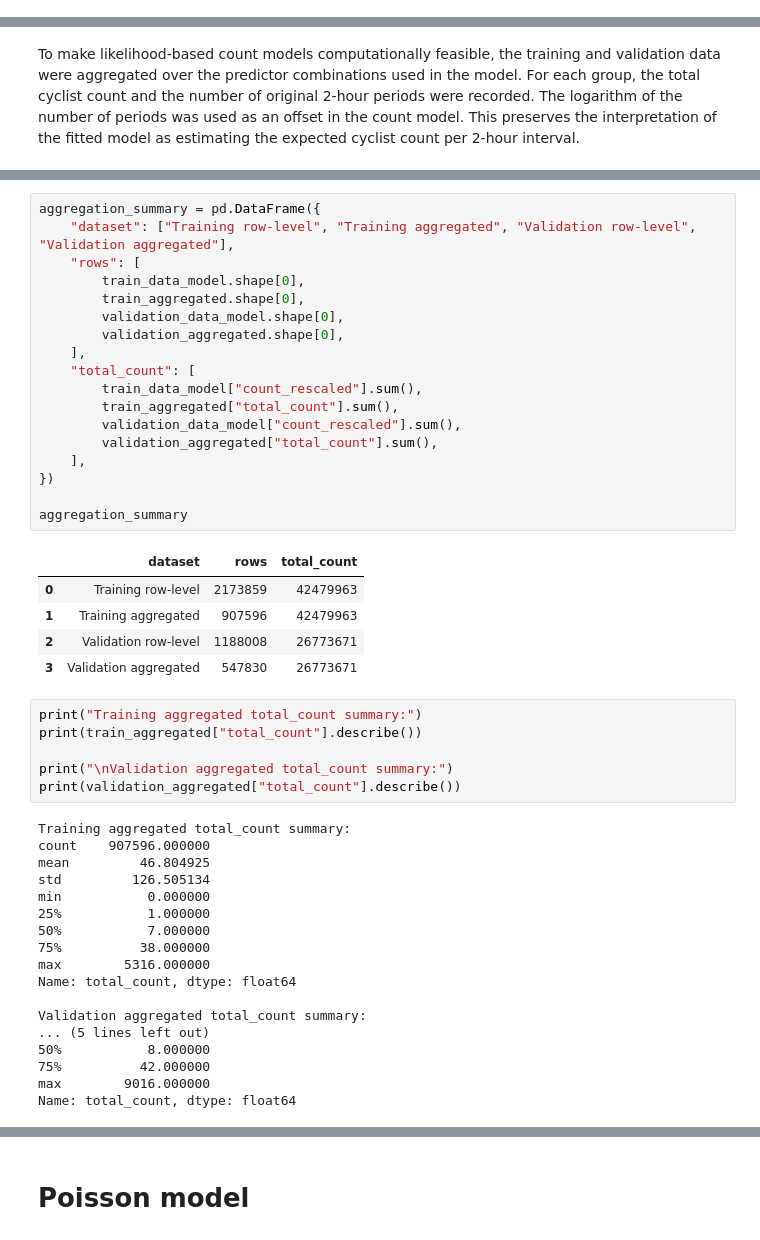
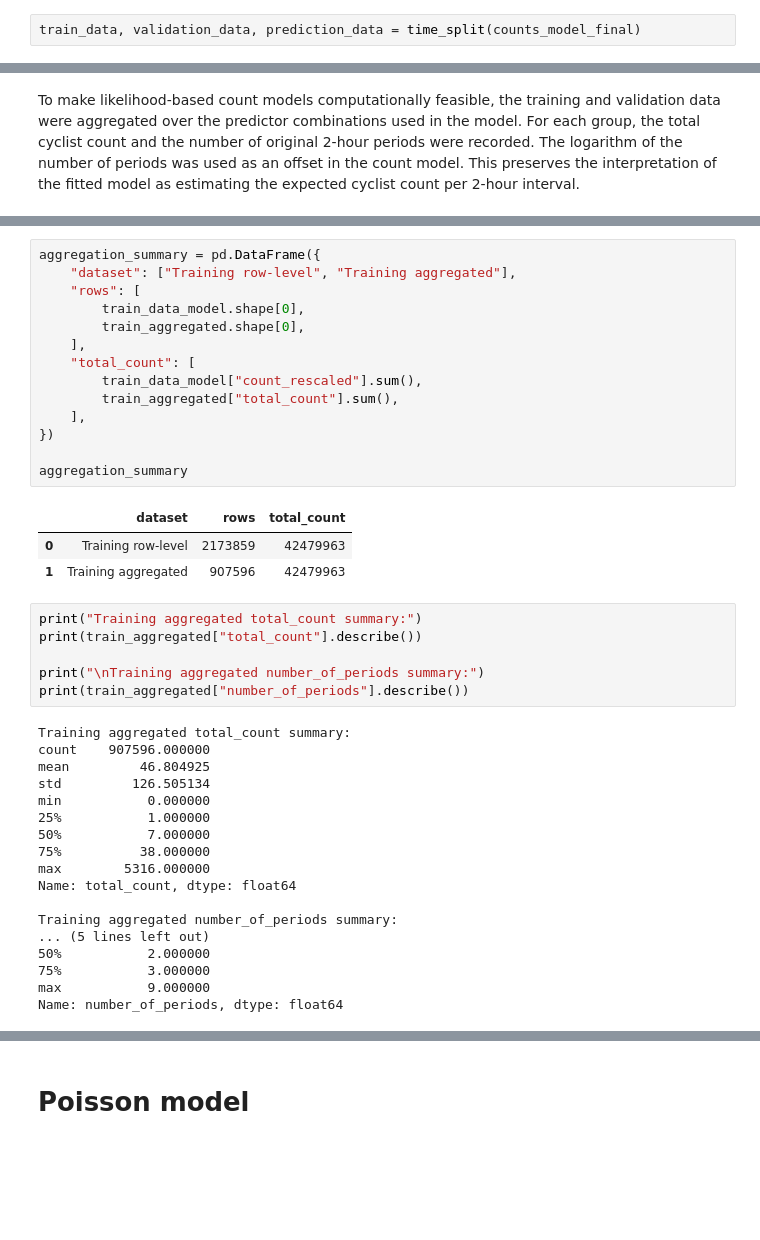
Before and after one commit to annasolodka/mda-cycling-traffic-analysis, a Jupyter notebook: notebooks/04_model_expected_counts.ipynb, the cells around one changed output, grey strips where cells are left out. Saved outputs shown, nothing was run; the diff lists cells and outputs as text; blank space fills up the shorter version.

```diff
--- a/notebooks/04_model_expected_counts.ipynb
+++ b/notebooks/04_model_expected_counts.ipynb
@@ -149,0 +117,2 @@ split_summary
+# %%
+train_data, validation_data, prediction_data = time_split(counts_model_final)
@@ -290,33 +301,27 @@ validation_aggregated = aggregate_for_count_model(
 # %%
 aggregation_summary = pd.DataFrame({
-    "dataset": ["Training row-level", "Training aggregated", "Validation row-level", "Validation aggregated"],
+    "dataset": ["Training row-level", "Training aggregated"],
     "rows": [
         train_data_model.shape[0],
         train_aggregated.shape[0],
-        validation_data_model.shape[0],
-        validation_aggregated.shape[0],
     ],
     "total_count": [
         train_data_model["count_rescaled"].sum(),
         train_aggregated["total_count"].sum(),
-        validation_data_model["count_rescaled"].sum(),
-        validation_aggregated["total_count"].sum(),
     ],
 })
 
 aggregation_summary
 # %% [output]
 |  | dataset | rows | total_count |
 | 0 | Training row-level | 2173859 | 42479963 |
 | 1 | Training aggregated | 907596 | 42479963 |
-| 2 | Validation row-level | 1188008 | 26773671 |
-| 3 | Validation aggregated | 547830 | 26773671 |
 # %%
 print("Training aggregated total_count summary:")
 print(train_aggregated["total_count"].describe())
 
-print("\nValidation aggregated total_count summary:")
-print(validation_aggregated["total_count"].describe())
+print("\nTraining aggregated number_of_periods summary:")
+print(train_aggregated["number_of_periods"].describe())
 # %% [output]
 Training aggregated total_count summary:
 count    907596.000000
@@ -329,9 +334,9 @@ min           0.000000
 max        5316.000000
 Name: total_count, dtype: float64
 
-Validation aggregated total_count summary:
+Training aggregated number_of_periods summary:
 ... (5 lines left out)
-50%           8.000000
-75%          42.000000
-max        9016.000000
-Name: total_count, dtype: float64
+50%           2.000000
+75%           3.000000
+max           9.000000
+Name: number_of_periods, dtype: float64
```
Also changed, not shown: parts of 70 cells of this notebook.
